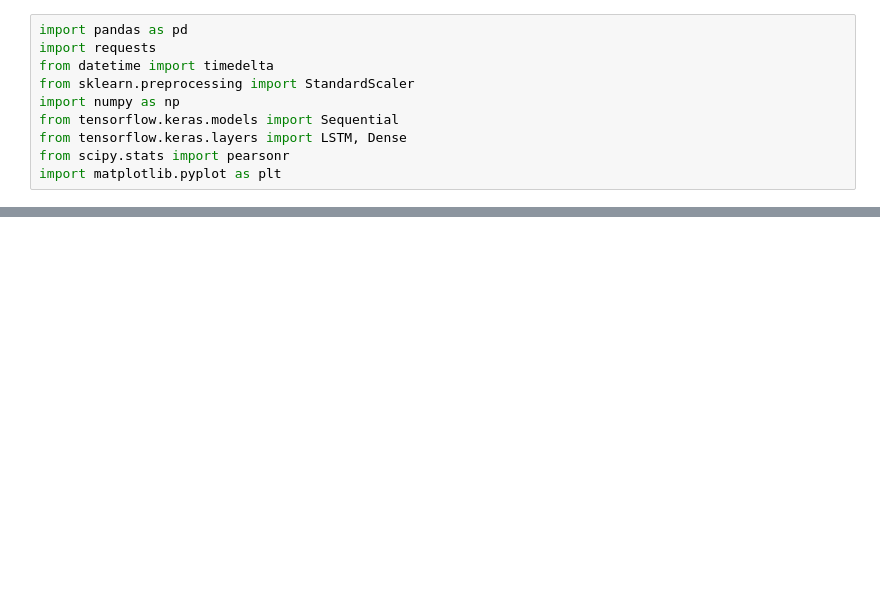
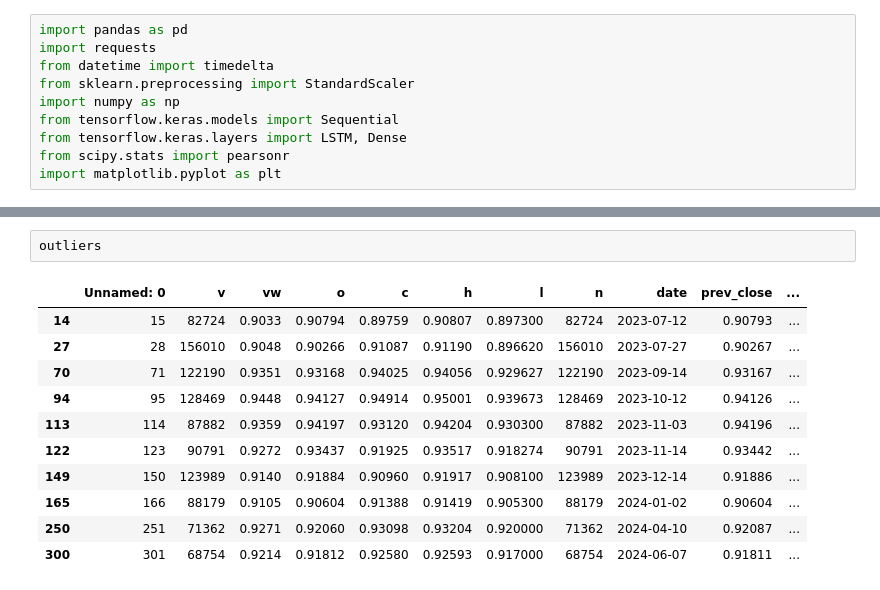
Before and after one commit to priyakundu159/Outliers-and-Crisis-Detection, a Jupyter notebook: Data Augmentation.ipynb, the cells around one changed output, grey strips where cells are left out. Saved outputs shown, nothing was run; the diff lists cells and outputs as text; blank space fills up the shorter version.

```diff
--- a/Data Augmentation.ipynb
+++ b/Data Augmentation.ipynb
@@ -286,0 +274,14 @@ Packet 10 - Correlation: 0.8778951385875653
+# %%
+outliers
+# %% [output]
+|  | Unnamed: 0 | v | vw | o | c | h | l | n | date | prev_close | ... |
+| 14 | 15 | 82724 | 0.9033 | 0.90794 | 0.89759 | 0.90807 | 0.897300 | 82724 | 2023-07-12 | 0.90793 | ... |
+| 27 | 28 | 156010 | 0.9048 | 0.90266 | 0.91087 | 0.91190 | 0.896620 | 156010 | 2023-07-27 | 0.90267 | ... |
+| 70 | 71 | 122190 | 0.9351 | 0.93168 | 0.94025 | 0.94056 | 0.929627 | 122190 | 2023-09-14 | 0.93167 | ... |
+| 94 | 95 | 128469 | 0.9448 | 0.94127 | 0.94914 | 0.95001 | 0.939673 | 128469 | 2023-10-12 | 0.94126 | ... |
+| 113 | 114 | 87882 | 0.9359 | 0.94197 | 0.93120 | 0.94204 | 0.930300 | 87882 | 2023-11-03 | 0.94196 | ... |
+| 122 | 123 | 90791 | 0.9272 | 0.93437 | 0.91925 | 0.93517 | 0.918274 | 90791 | 2023-11-14 | 0.93442 | ... |
+| 149 | 150 | 123989 | 0.9140 | 0.91884 | 0.90960 | 0.91917 | 0.908100 | 123989 | 2023-12-14 | 0.91886 | ... |
+| 165 | 166 | 88179 | 0.9105 | 0.90604 | 0.91388 | 0.91419 | 0.905300 | 88179 | 2024-01-02 | 0.90604 | ... |
+| 250 | 251 | 71362 | 0.9271 | 0.92060 | 0.93098 | 0.93204 | 0.920000 | 71362 | 2024-04-10 | 0.92087 | ... |
+| 300 | 301 | 68754 | 0.9214 | 0.91812 | 0.92580 | 0.92593 | 0.917000 | 68754 | 2024-06-07 | 0.91811 | ... |
```
Also changed, not shown: parts of 3 cells of this notebook, 16 other files.
